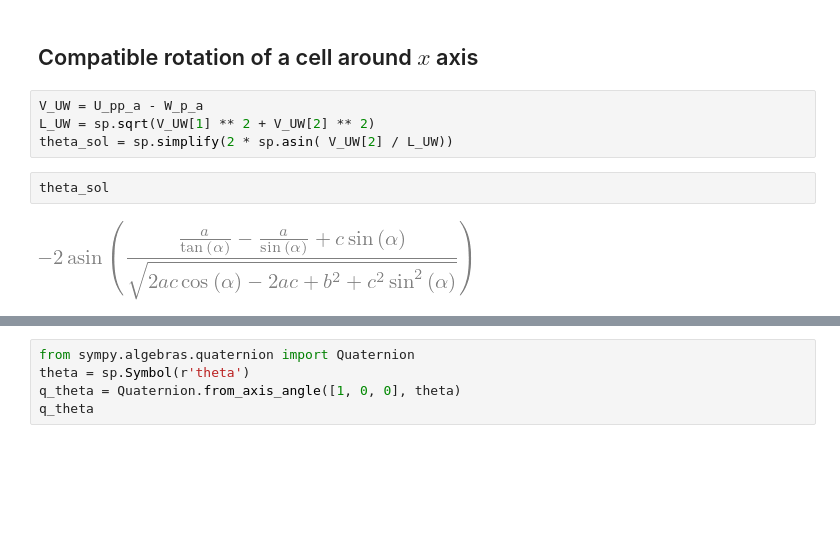
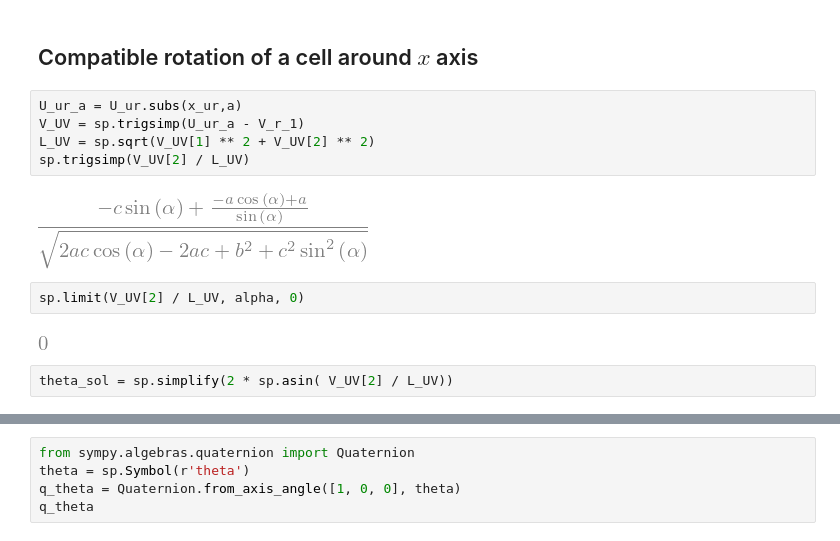
Before and after one commit to bmcs-group/bmcs_shell, a Jupyter notebook: bmcs_shell/folding/wb_cell.ipynb, the cells around one changed output, grey strips where cells are left out. Drawn from its saved outputs; the diff is of its cells as text; blank space fills up the shorter version.

```diff
--- a/bmcs_shell/folding/wb_cell.ipynb
+++ b/bmcs_shell/folding/wb_cell.ipynb
@@ -181,10 +86,15 @@ U_pp_a, W_p_a
 # %% [markdown]
 ## Compatible rotation of a cell around $x$ axis
-# %%
-V_UW = U_pp_a - W_p_a
-L_UW = sp.sqrt(V_UW[1] ** 2 + V_UW[2] ** 2)
-theta_sol = sp.simplify(2 * sp.asin( V_UW[2] / L_UW))
-# %%
-theta_sol
-# %% [output]
-[figure, removed]
+# %%
+U_ur_a = U_ur.subs(x_ur,a)
+V_UV = sp.trigsimp(U_ur_a - V_r_1)
+L_UV = sp.sqrt(V_UV[1] ** 2 + V_UV[2] ** 2)
+sp.trigsimp(V_UV[2] / L_UV)
+# %% [output]
+[figure, added]
+# %%
+sp.limit(V_UV[2] / L_UV, alpha, 0)
+# %% [output]
+[figure, added]
+# %%
+theta_sol = sp.simplify(2 * sp.asin( V_UV[2] / L_UV))
```
Also changed, not shown: parts of 54 cells of this notebook, 8 other files.
